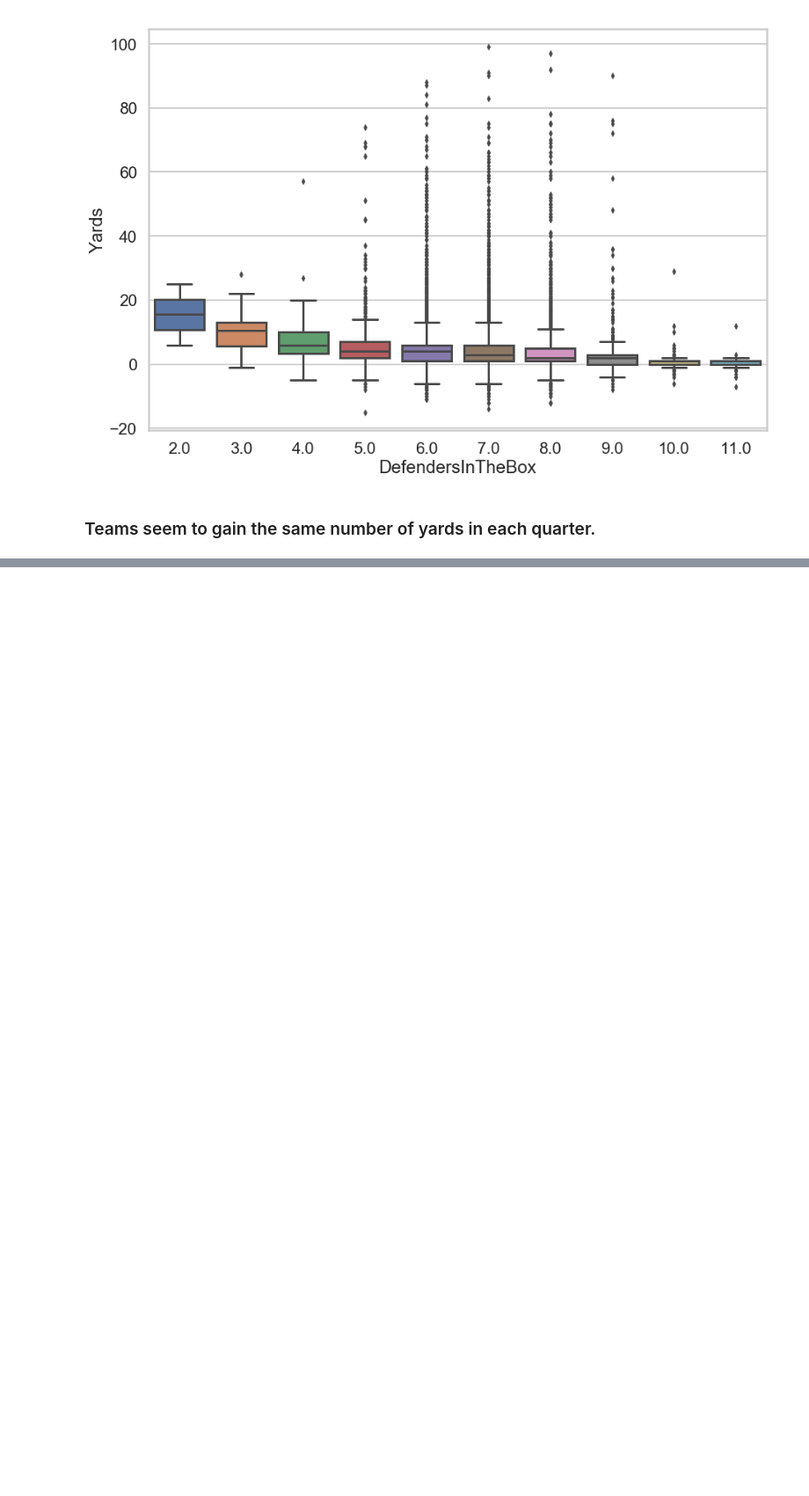
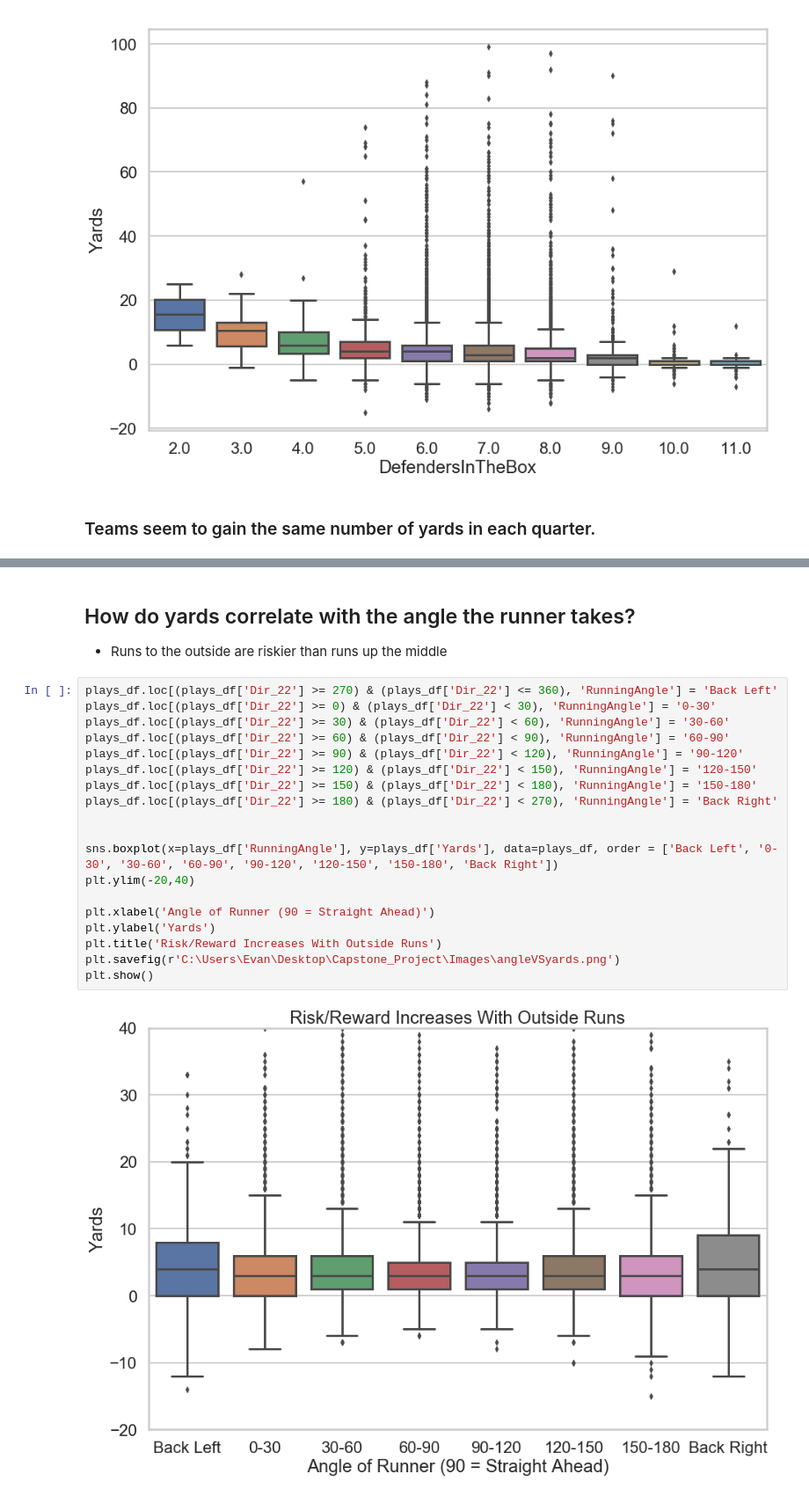
Before and after one commit to ted091020/Capstone-Project, a Jupyter notebook: DataStorytelling.ipynb, the cells around one changed output, grey strips where cells are left out. Shown at 88% size. Saved outputs shown, nothing was run; the diff lists cells and outputs as text; blank space fills up the shorter version.

```diff
--- a/DataStorytelling.ipynb
+++ b/DataStorytelling.ipynb
@@ -469,0 +425,24 @@ plt.show()
+# %% [markdown]
+## How do yards correlate with the angle the runner takes?
+* Runs to the outside are riskier than runs up the middle
+# %%
+plays_df.loc[(plays_df['Dir_22'] >= 270) & (plays_df['Dir_22'] <= 360), 'RunningAngle'] = 'Back Left'
+plays_df.loc[(plays_df['Dir_22'] >= 0) & (plays_df['Dir_22'] < 30), 'RunningAngle'] = '0-30'
+plays_df.loc[(plays_df['Dir_22'] >= 30) & (plays_df['Dir_22'] < 60), 'RunningAngle'] = '30-60'
+plays_df.loc[(plays_df['Dir_22'] >= 60) & (plays_df['Dir_22'] < 90), 'RunningAngle'] = '60-90'
+plays_df.loc[(plays_df['Dir_22'] >= 90) & (plays_df['Dir_22'] < 120), 'RunningAngle'] = '90-120'
+plays_df.loc[(plays_df['Dir_22'] >= 120) & (plays_df['Dir_22'] < 150), 'RunningAngle'] = '120-150'
+plays_df.loc[(plays_df['Dir_22'] >= 150) & (plays_df['Dir_22'] < 180), 'RunningAngle'] = '150-180'
+plays_df.loc[(plays_df['Dir_22'] >= 180) & (plays_df['Dir_22'] < 270), 'RunningAngle'] = 'Back Right'
+
+
+sns.boxplot(x=plays_df['RunningAngle'], y=plays_df['Yards'], data=plays_df, order = ['Back Left', '0-30', '30-60', '60-90', '90-120', '120-150', '150-180', 'Back Right'])
+plt.ylim(-20,40)
+
+plt.xlabel('Angle of Runner (90 = Straight Ahead)')
+plt.ylabel('Yards')
+plt.title('Risk/Reward Increases With Outside Runs')
+plt.savefig(r'C:\Users\Evan\Desktop\Capstone_Project\Images\angleVSyards.png')
+plt.show()
+# %% [output]
+[figure, added]
```
Also changed, not shown: parts of 59 cells of this notebook.
